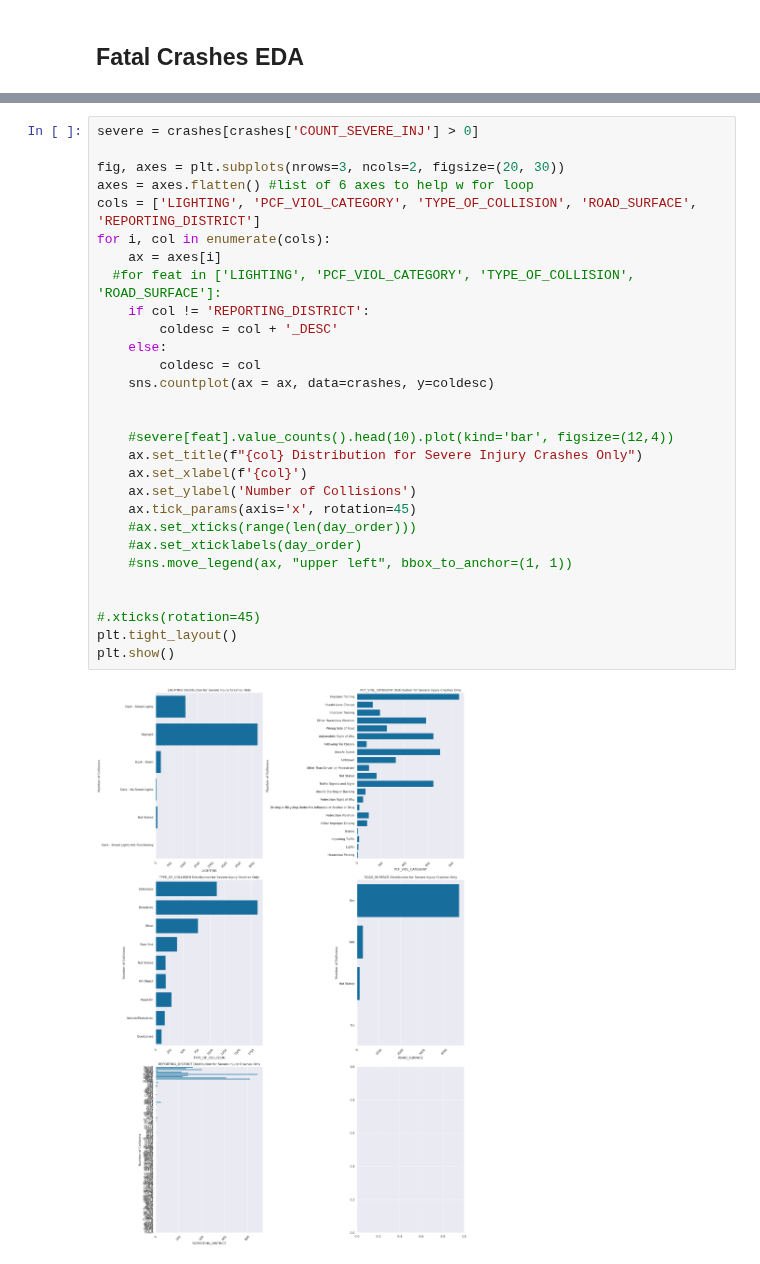
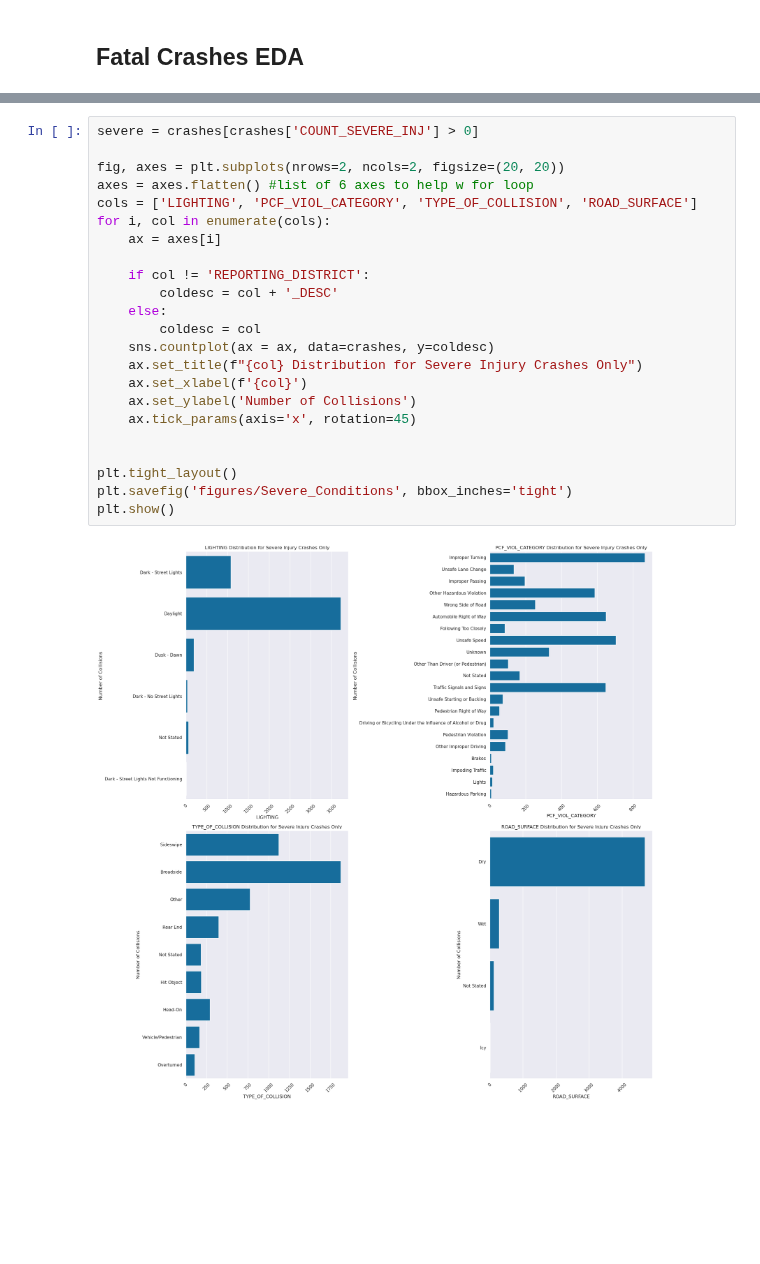
Before and after one commit to UCB-stat-159-f25/final-group07, a Jupyter notebook: data_exploration.ipynb, the cells around one changed output, grey strips where cells are left out. Drawn from its saved outputs; the diff is of its cells as text; blank space fills up the shorter version.

```diff
--- a/data_exploration.ipynb
+++ b/data_exploration.ipynb
@@ -412,31 +397,25 @@ severe
 # %%
 severe = crashes[crashes['COUNT_SEVERE_INJ'] > 0]
 
-fig, axes = plt.subplots(nrows=3, ncols=2, figsize=(20, 30))
+fig, axes = plt.subplots(nrows=2, ncols=2, figsize=(20, 20))
 axes = axes.flatten() #list of 6 axes to help w for loop
-cols = ['LIGHTING', 'PCF_VIOL_CATEGORY', 'TYPE_OF_COLLISION', 'ROAD_SURFACE', 'REPORTING_DISTRICT']
+cols = ['LIGHTING', 'PCF_VIOL_CATEGORY', 'TYPE_OF_COLLISION', 'ROAD_SURFACE']
 for i, col in enumerate(cols):
     ax = axes[i]
-  #for feat in ['LIGHTING', 'PCF_VIOL_CATEGORY', 'TYPE_OF_COLLISION', 'ROAD_SURFACE']:
+
     if col != 'REPORTING_DISTRICT':
         coldesc = col + '_DESC'
     else:
         coldesc = col
     sns.countplot(ax = ax, data=crashes, y=coldesc)
-
-
-    #severe[feat].value_counts().head(10).plot(kind='bar', figsize=(12,4))
     ax.set_title(f"{col} Distribution for Severe Injury Crashes Only")
     ax.set_xlabel(f'{col}')
     ax.set_ylabel('Number of Collisions')
     ax.tick_params(axis='x', rotation=45)
-    #ax.set_xticks(range(len(day_order)))
-    #ax.set_xticklabels(day_order)
-    #sns.move_legend(ax, "upper left", bbox_to_anchor=(1, 1))
 
 
-#.xticks(rotation=45)
 plt.tight_layout()
+plt.savefig('figures/Severe_Conditions', bbox_inches='tight')
 plt.show()
 # %% [output]
-[figure, old version]
+[figure, new version]
```
Also changed, not shown: parts of 19 cells of this notebook, 13 other files.
